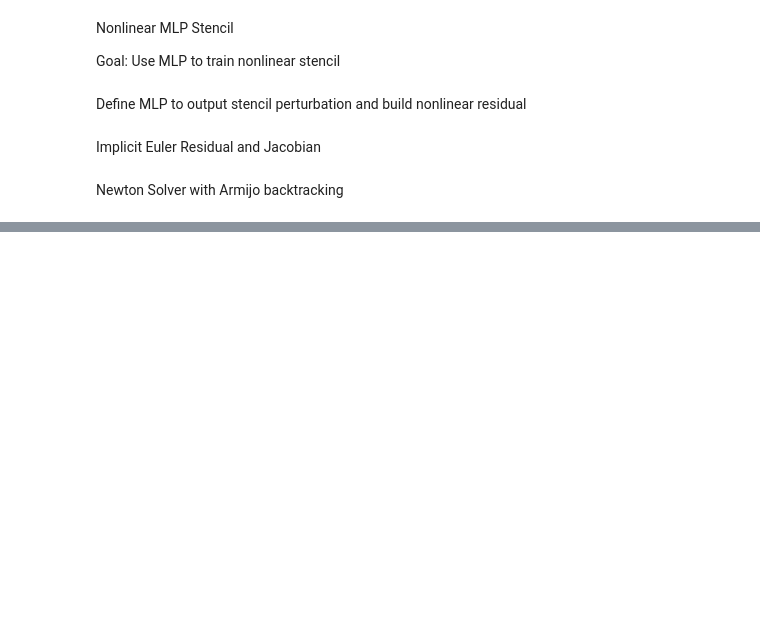
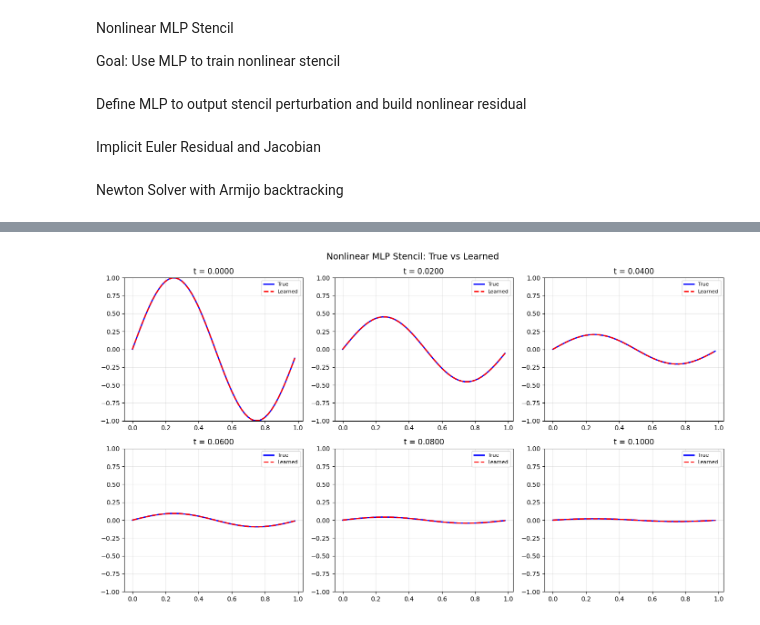
Before and after one commit to CaffeineDealer/physics-simulation-practice, a Jupyter notebook: NL-MLP-Stencil.ipynb, the cells around one changed output, grey strips where cells are left out. Saved outputs shown, nothing was run; the diff lists cells and outputs as text; code cells hidden in the pictures; blank space fills up the shorter version.

```diff
--- a/NL-MLP-Stencil.ipynb
+++ b/NL-MLP-Stencil.ipynb
@@ -132,0 +263,41 @@ def newton_solve(u_init, u_old, dt, mlp_params, mlp_buffers, mlp_forward,
+# %%
+# --- Roll out learned model and compare to truth ---
+mlp.eval()
+mlp_params_eval = dict(mlp.named_parameters())
+mlp_buffers_eval = dict(mlp.named_buffers())
+
+M_test = 10  # roll out further than training
+t_test = torch.linspace(0, dt * M_test, M_test + 1, device=device)
+u_true_test = torch.stack([
+    torch.exp(-4 * torch.pi**2 * t) * torch.sin(2 * torch.pi * x_grid)
+    for t in t_test
+])
+
+u_learned = torch.zeros(M_test + 1, N, device=device)
+u_learned[0] = u_true_test[0].clone()
+
+with torch.no_grad():
+    for step in range(M_test):
+        u_learned[step + 1] = newton_solve(
+            u_learned[step], u_learned[step], dt,
+            mlp_params_eval, mlp_buffers_eval, mlp_forward,
+            base_coeffs, tol=1e-10, max_iter=20
+        )
+
+# Plot snapshots
+x_np = x_grid.numpy()
+fig, axes = plt.subplots(2, 3, figsize=(14, 8))
+fig.suptitle('Nonlinear MLP Stencil: True vs Learned', fontsize=14)
+snap_idx = [0, 2, 4, 6, 8, M_test]
+for idx, si in enumerate(snap_idx):
+    ax = axes[idx // 3, idx % 3]
+    ax.plot(x_np, u_true_test[si].numpy(), 'b-', lw=2, label='True')
+    ax.plot(x_np, u_learned[si].numpy(), 'r--', lw=2, label='Learned')
+    ax.set_title(f't = {t_test[si]:.4f}')
+    ax.set_ylim([-1, 1])
+    ax.legend(fontsize=8)
+    ax.grid(True, alpha=0.3)
+plt.tight_layout()
+plt.show()
+# %% [output]
+[figure, added]
```
Also changed, not shown: parts of 7 cells of this notebook.
